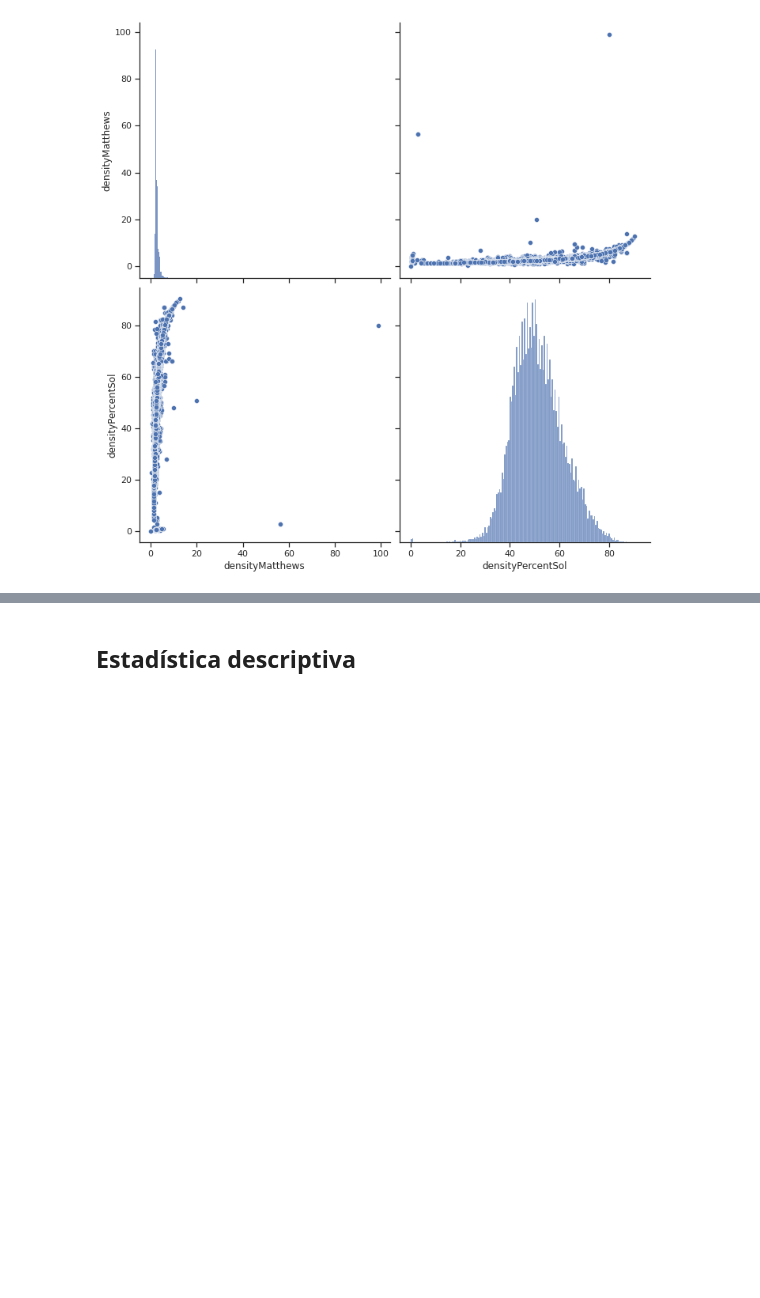
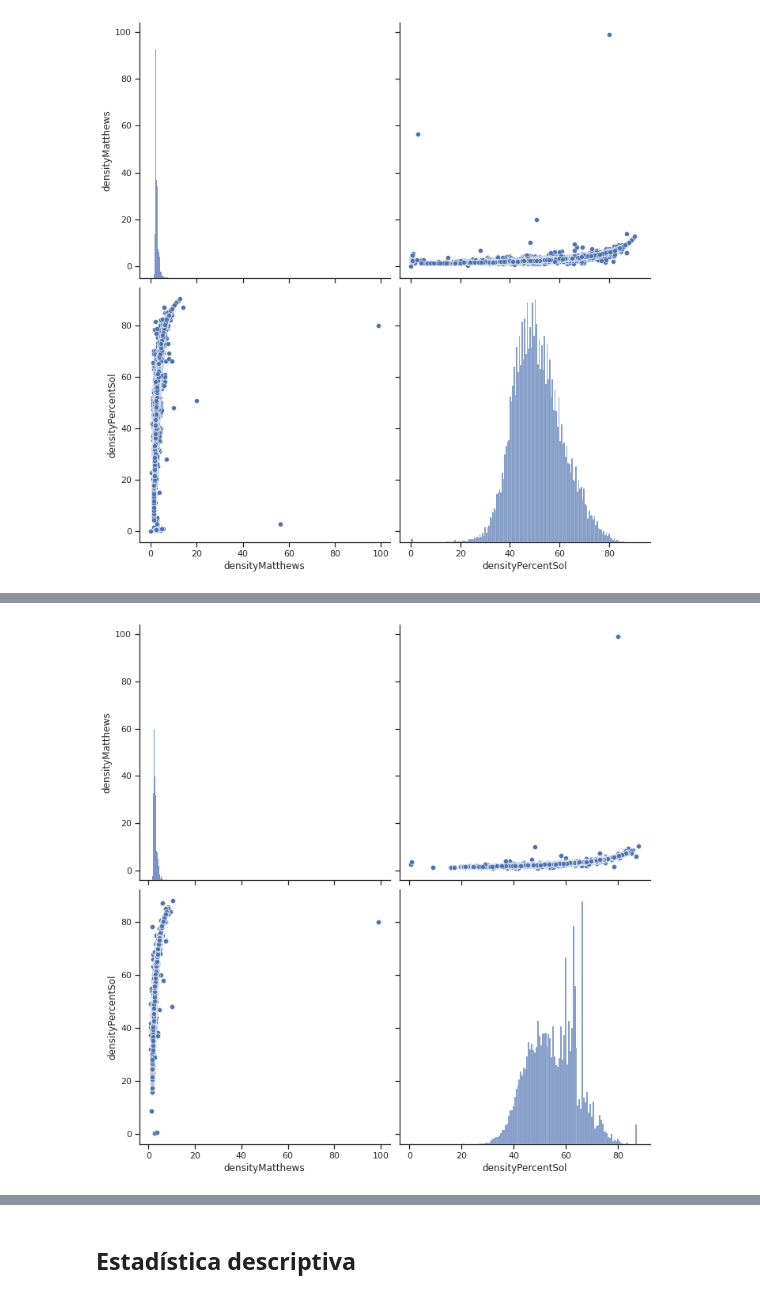
Before and after one commit to brunomb97/mat281-proyecto, a Jupyter notebook: resultados.ipynb, the cells around one changed output, grey strips where cells are left out. Drawn from its saved outputs; the diff is of its cells as text; code cells hidden in the pictures; blank space fills up the shorter version.

```diff
--- a/resultados.ipynb
+++ b/resultados.ipynb
@@ -208,0 +334,5 @@ sns.set(style="ticks", color_codes=True)
+# %%
+sns.pairplot(pdb_10cl[['densityMatthews','densityPercentSol']], height = 5)
+sns.set(style="ticks", color_codes=True)
+# %% [output]
+[figure, added]
```
Also changed, not shown: parts of 21 cells of this notebook.
